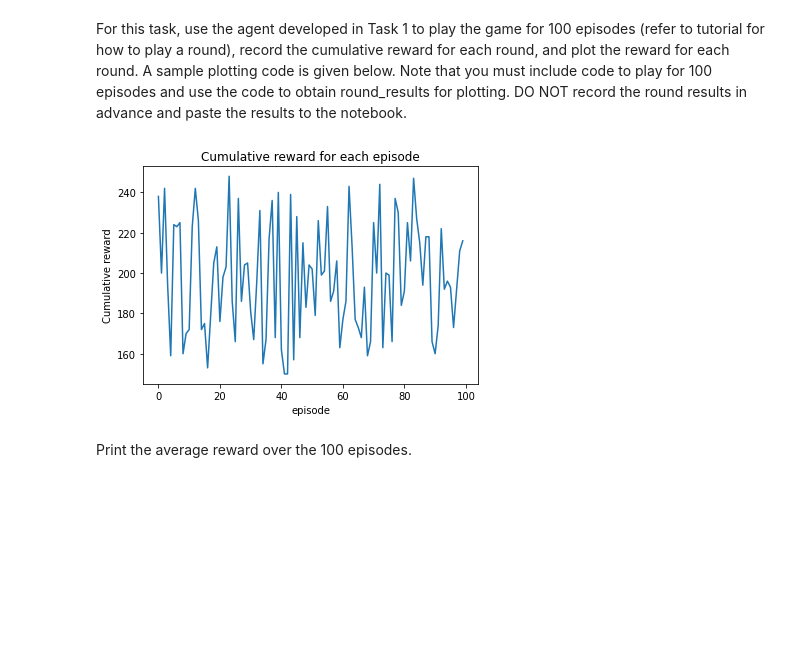
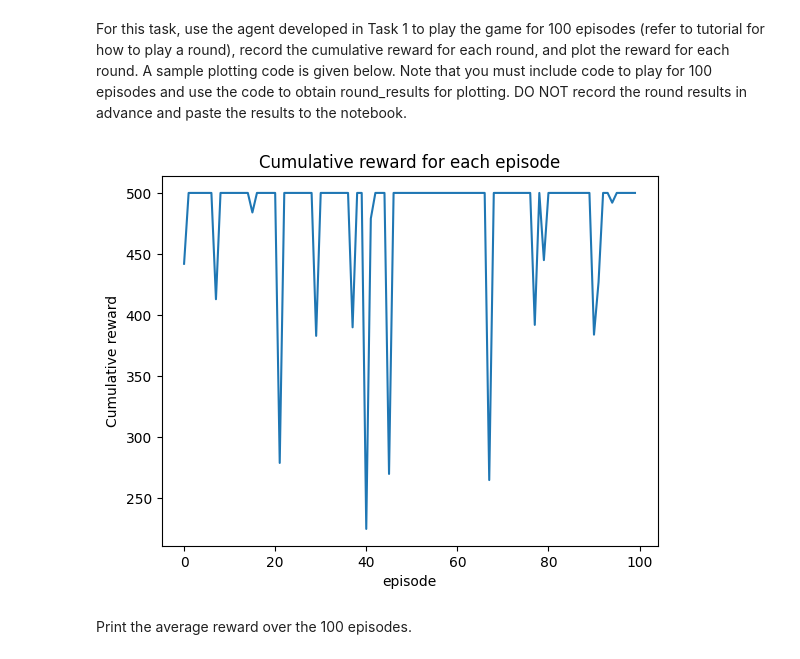
Before and after one commit to mrzzy/sc3000-labs, a Jupyter notebook: cartpole.ipynb, the cells around one changed output. Saved outputs shown, nothing was run; the diff lists cells and outputs as text; code cells hidden in the pictures; blank space fills up the shorter version.

Commit message:
feat(cartpole): implement cartpole q learning agent

```diff
--- a/cartpole.ipynb
+++ b/cartpole.ipynb
@@ -79,6 +79,7 @@ env = gym.make("CartPole-v1")
 We can check the action and observation space of this environment. Discrete(2) means that there are two valid discrete actions: 0 & 1.
 # %%
 print(env.action_space)
+n_actions = env.action_space.n
 # %% [output]
 Discrete(2)
 # %% [markdown]
@@ -165,0 +226,27 @@ def rand_policy_agent(observation):
+# %%
+def e_greedy(q_table: NPArray, state: int, explore_rate: float) -> int:
+    """
+    Determine the next action using the epsilon-greedy policy.
+
+    The epsilon-greedy policy selects a random action with probability `explore_rate`
+    (exploration), and the action with the highest Q-value for the given state with
+    probability `1 - explore_rate` (exploitation). This is used to balance exploration
+    of the environment and exploitation of the learned policy.
+
+    Args:
+        q_table (NPArray): The Q-table (a 2D array) containing the Q-values for each state-action pair.
+        state (int): The index of the current state.
+        explore_rate (float, optional): The probability of selecting a random action (exploration).
+                                          Default is 1e-5, meaning very little exploration.
+    Returns:
+        int: The index of the chosen action.
+
+    Example:
+        action = e_greedy(q_table, state=1)
+    """
+    if random.random() <= explore_rate:
+        # random action
+        return random.randint(0, 1)
+    else:
+        # optimal action based on current q-table values
+        return q_table[state].argmax()
@@ -166,8 +295,9 @@ def rand_policy_agent(observation):
 # %% [markdown]
 For Task 1, we can show the observation and chosen action below:
 # %%
-observation = env.reset()
-action = rand_policy_agent(observation)
-print("Observation:", observation)
+agent = QAgent(learning_rate=1.0, explore_rate=1.0, discount_factor=3)
+state = env.reset()
+action = agent.init_act(state)
+print("Observation:", state)
 print("Chosen action:", action)
 # %% [output]
@@ -178,14 +376,15 @@ Chosen action: 0
 # %% [markdown]
 For this task, use the agent developed in Task 1 to play the game for 100 episodes (refer to tutorial for how to play a round), record the cumulative reward for each round, and plot the reward for each round. A sample plotting code is given below. Note that you must include code to play for 100 episodes and use the code to obtain round_results for plotting. DO NOT record the round results in advance and paste the results to the notebook.
 # %%
-episode_results = np.random.randint(150, 250, size=100)
+episode_results = np.array([play(env, agent) for _ in range(100)])
+
 plt.plot(episode_results)
-plt.title('Cumulative reward for each episode')
-plt.ylabel('Cumulative reward')
-plt.xlabel('episode')
+plt.title("Cumulative reward for each episode")
+plt.ylabel("Cumulative reward")
+plt.xlabel("episode")
 plt.show()
 # %% [output]
-[figure, old version]
+[figure, new version]
 # %% [markdown]
 Print the average reward over the 100 episodes.
 # %%
```
Also changed, not shown: parts of 22 cells of this notebook.
